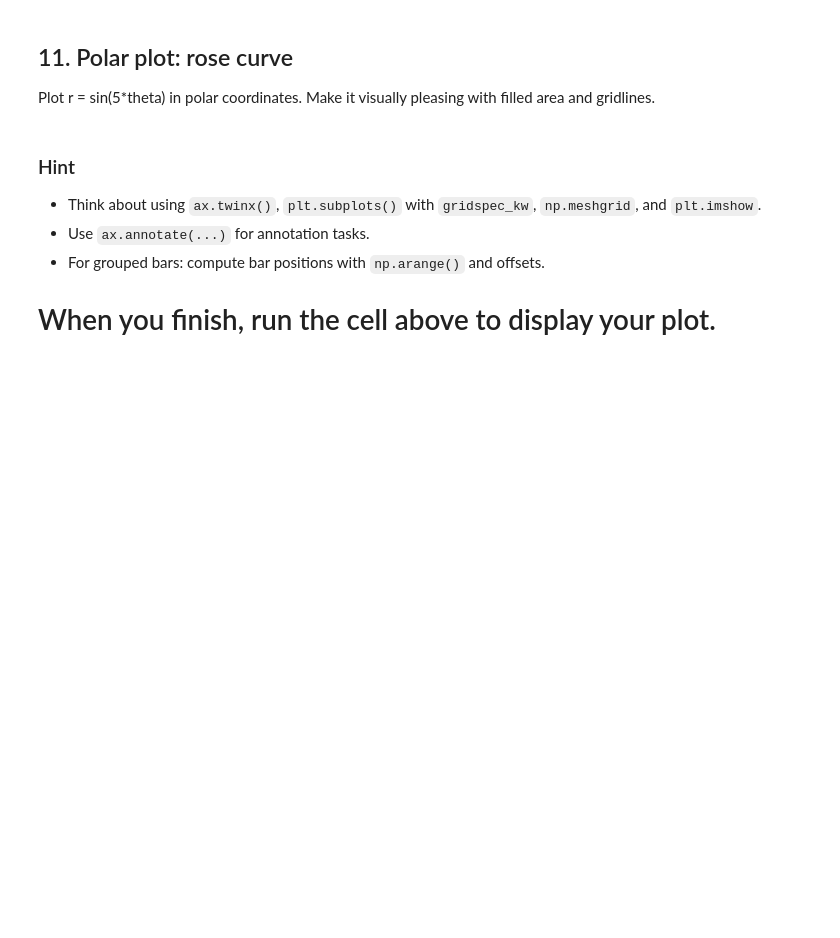
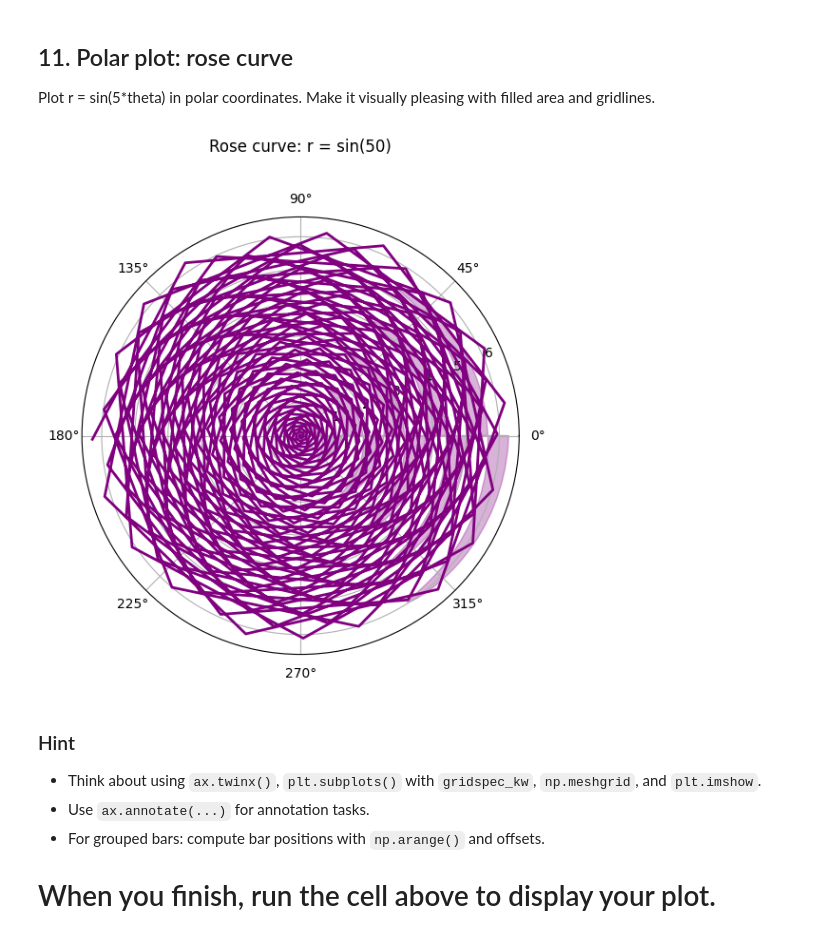
Before and after one commit to K-K-0/Matplotlib, a Jupyter notebook: matplotlib_practice_advanced.ipynb, the cells around one changed output. Cells and saved outputs as stored; diff of their text form; code cells hidden in the pictures; blank space fills up the shorter version.

```diff
--- a/matplotlib_practice_advanced.ipynb
+++ b/matplotlib_practice_advanced.ipynb
@@ -303,7 +370,21 @@ Plot r = sin(5*theta) in polar coordinates. Make it visually pleasing with fille
 # %%
 theta = np.linspace(0, 2*np.pi, 400)
 
-# Your code here
+r = np.sin(5 * theta)
+
+fi, ax = plt.subplots(subplot_kw={"projection":"polar"}, figsize=(6,6))
+
+ax.plot(theta, color='purple', linewidth=2)
+
+ax.fill(r, theta, color='purple', alpha=0.3)
+
+ax.set_title("Rose curve: r = sin(50)", pad=50)
+
+plt.grid(True)
+plt.tight_layout()
+plt.show()
+# %% [output]
+[figure, added]
 # %% [markdown]
 ### Hint
 - Think about using `ax.twinx()`, `plt.subplots()` with `gridspec_kw`, `np.meshgrid`, and `plt.imshow`.
```
Also changed, not shown: parts of 9 cells of this notebook.
